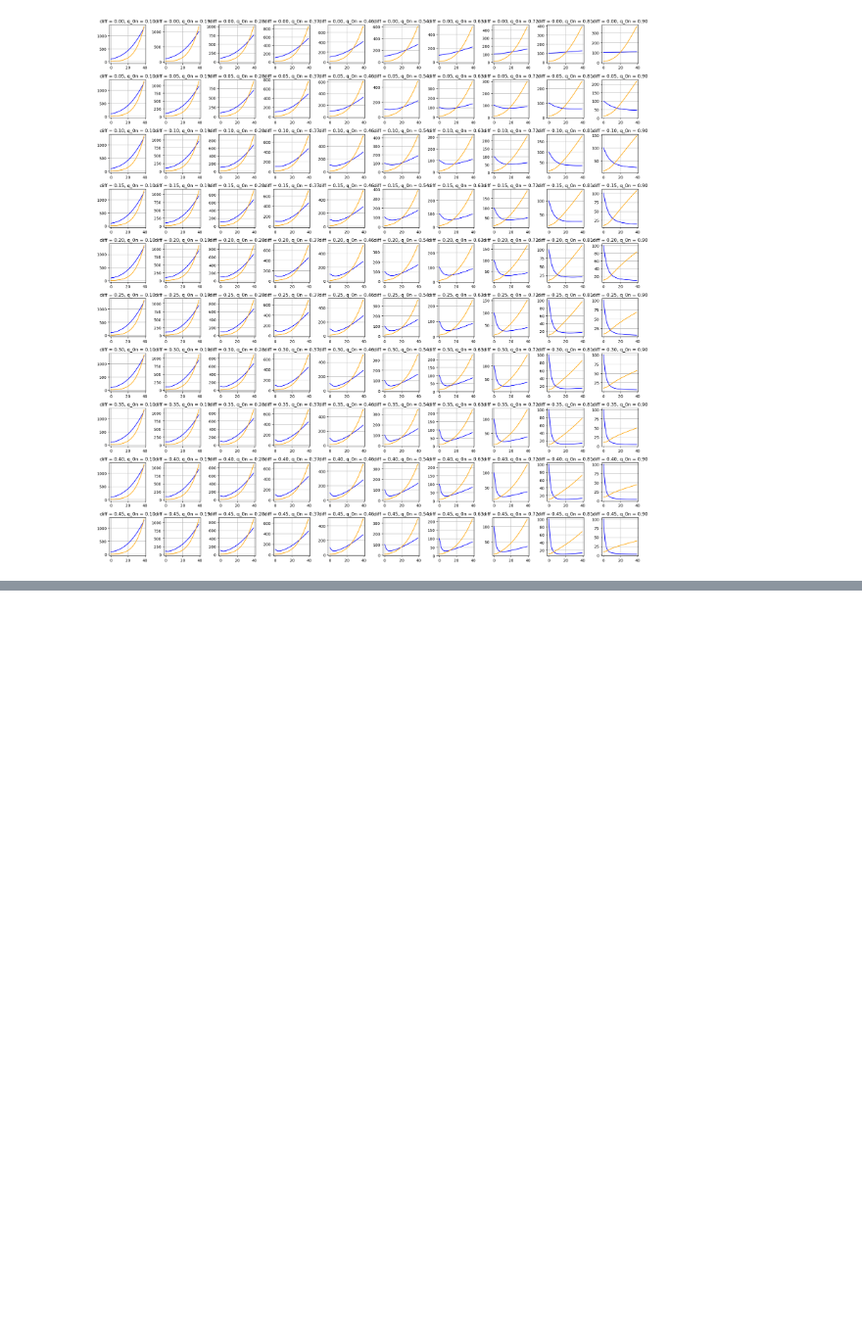
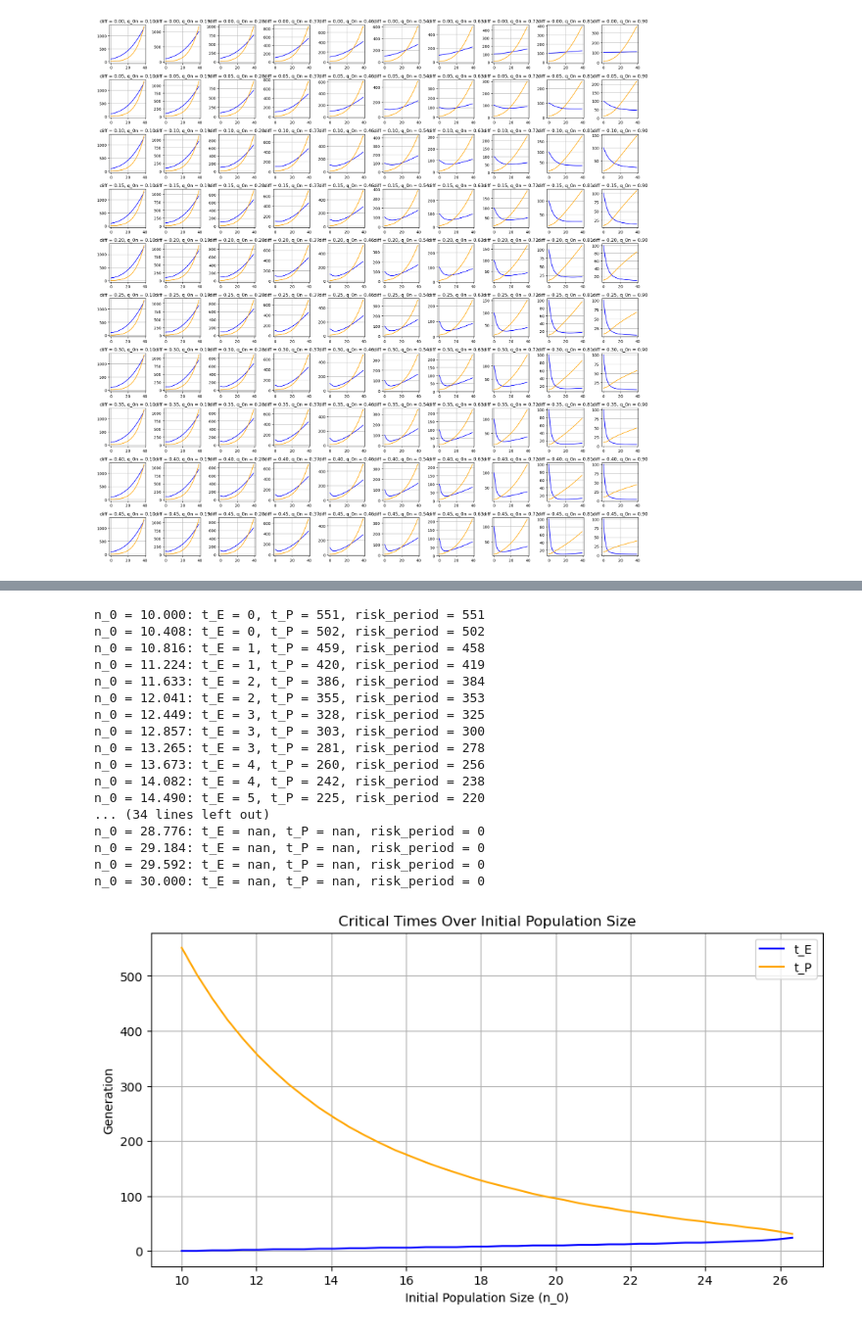
Before and after one commit to jonazhu/extinctionmodeling, a Jupyter notebook: q2_invadingspecies/invader_model.ipynb, the cells around one changed output, grey strips where cells are left out. Shown at 98% size. Cells and saved outputs as stored; diff of their text form; code cells hidden in the pictures; blank space fills up the shorter version.

```diff
--- a/q2_invadingspecies/invader_model.ipynb
+++ b/q2_invadingspecies/invader_model.ipynb
@@ -590,0 +759,48 @@ plt.show()
+# %%
+n_0_vals = np.linspace(10, 30, 50)
+
+m_maxn = 0.1
+m_maxa = 0.2
+s = 0.2
+a_0 = 2
+q_0n = 0.8
+q_0a = 0.2
+N_crit = 10
+
+t_E_all = []
+t_P_all = []
+for n_0 in n_0_vals:
+    t_E, t_P, risk_period = find_critical_times_diploid(m_maxn, m_maxa, s, n_0, a_0, q_0n, q_0a, N_crit)
+    t_E_all.append(t_E)
+    t_P_all.append(t_P)
+    print(f"n_0 = {n_0:.3f}: t_E = {t_E}, t_P = {t_P}, risk_period = {risk_period}")
+
+#plot the results
+plt.figure(figsize=(10, 5))
+plt.plot(n_0_vals, t_E_all, label='t_E', color='blue')
+plt.plot(n_0_vals, t_P_all, label='t_P', color='orange')
+plt.title('Critical Times Over Initial Population Size')
+plt.xlabel('Initial Population Size (n_0)')
+plt.ylabel('Generation')
+plt.legend()
+plt.grid()
+plt.show()
+# %% [output]
+n_0 = 10.000: t_E = 0, t_P = 551, risk_period = 551
+n_0 = 10.408: t_E = 0, t_P = 502, risk_period = 502
+n_0 = 10.816: t_E = 1, t_P = 459, risk_period = 458
+n_0 = 11.224: t_E = 1, t_P = 420, risk_period = 419
+n_0 = 11.633: t_E = 2, t_P = 386, risk_period = 384
+n_0 = 12.041: t_E = 2, t_P = 355, risk_period = 353
+n_0 = 12.449: t_E = 3, t_P = 328, risk_period = 325
+n_0 = 12.857: t_E = 3, t_P = 303, risk_period = 300
+n_0 = 13.265: t_E = 3, t_P = 281, risk_period = 278
+n_0 = 13.673: t_E = 4, t_P = 260, risk_period = 256
+n_0 = 14.082: t_E = 4, t_P = 242, risk_period = 238
+n_0 = 14.490: t_E = 5, t_P = 225, risk_period = 220
+... (34 lines left out)
+n_0 = 28.776: t_E = nan, t_P = nan, risk_period = 0
+n_0 = 29.184: t_E = nan, t_P = nan, risk_period = 0
+n_0 = 29.592: t_E = nan, t_P = nan, risk_period = 0
+n_0 = 30.000: t_E = nan, t_P = nan, risk_period = 0
+[figure, added]
```
Also changed, not shown: parts of 4 cells of this notebook, 8 other files.
